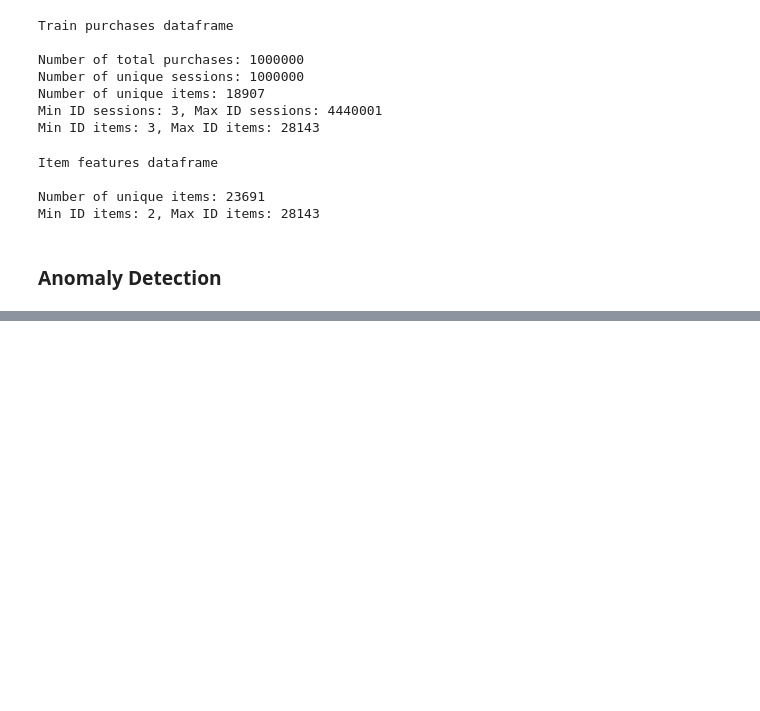
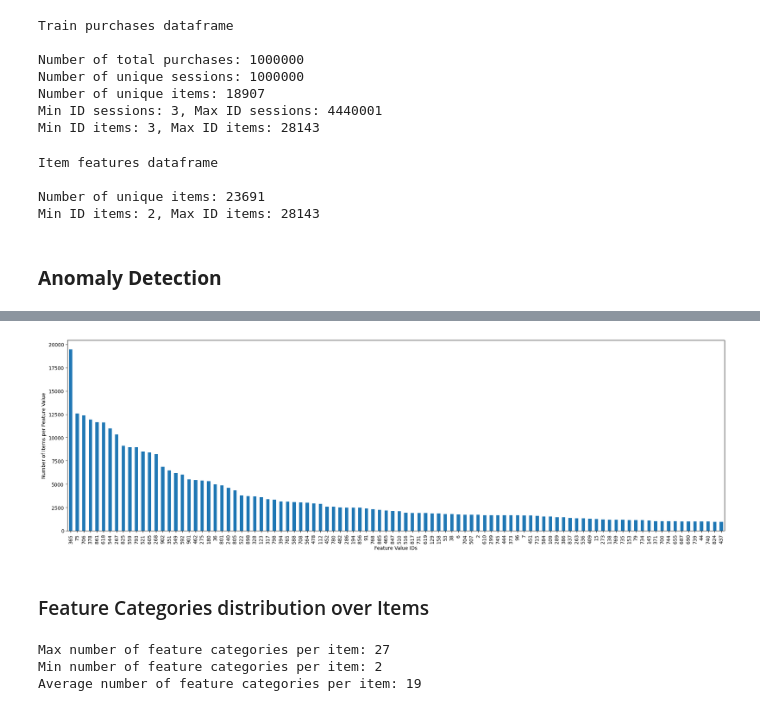
Before and after one commit to abdullahdotnet/Recommendation-System, a Jupyter notebook: RecommendationSystem.ipynb, the cells around one changed output, grey strips where cells are left out. Drawn from its saved outputs; the diff is of its cells as text; code cells hidden in the pictures; blank space fills up the shorter version.

```diff
--- a/RecommendationSystem.ipynb
+++ b/RecommendationSystem.ipynb
@@ -132,0 +168,14 @@ NameError: name 'item_features_df' is not defined
+# %%
+value_itemcount = item_features_df[['item_id', 'feature_value_id']].drop_duplicates().groupby(['feature_value_id']).count()
+value_itemcount.rename(columns={"item_id": "item_count"}, inplace=True)
+# %%
+sorted_value_itemcount = value_itemcount['item_count'].sort_values(ascending=False)
+
+sorted_value_itemcount[:100].plot(kind='bar', figsize=(24,7))
+plt.xlabel('Feature Value IDs')
+plt.ylabel('Number of Items per Feature Value')
+plt.show()
+# %% [output]
+[figure, added]
+# %% [markdown]
+### Feature Categories distribution over Items
@@ -132,0 +185,10 @@ NameError: name 'item_features_df' is not defined
+# %%
+sorted_value_categorycount = value_categorycount['feature_category_count'].sort_values(ascending=False)
+
+print('Max number of feature categories per item: {}'.format(max(value_categorycount['feature_category_count'])))
+print('Min number of feature categories per item: {}'.format(min(value_categorycount['feature_category_count'])))
+print('Average number of feature categories per item: {}'.format(round(np.average(value_categorycount['feature_category_count']))))
+# %% [output]
+Max number of feature categories per item: 27
+Min number of feature categories per item: 2
+Average number of feature categories per item: 19
```
Also changed, not shown: parts of 19 cells of this notebook.
